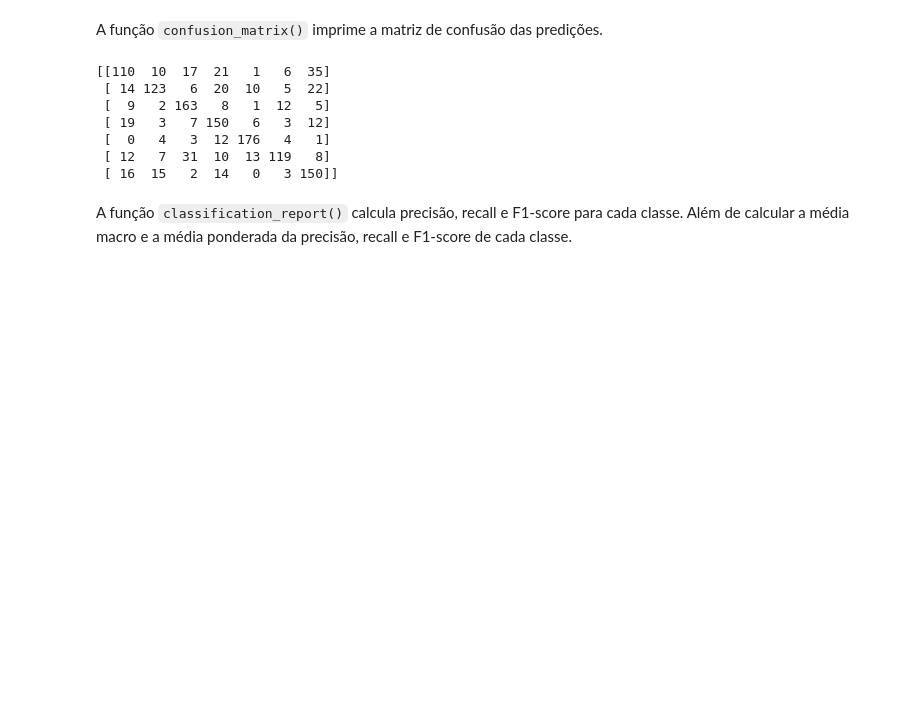
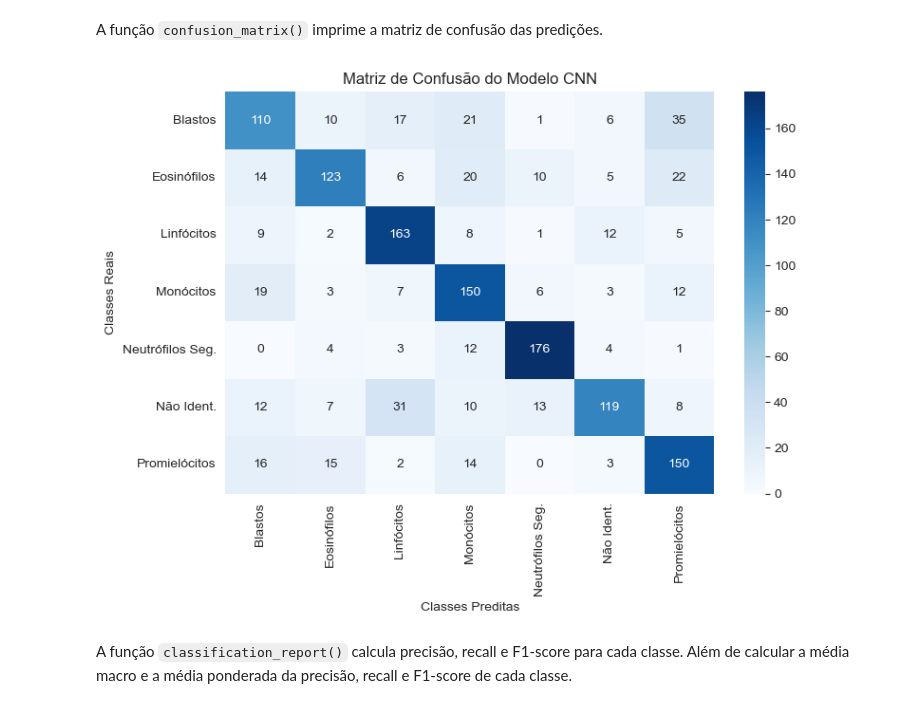
Before and after one commit to queirozPedro/Classificacao-de-Celulas-Medula-Ossea, a Jupyter notebook: cnn-model.ipynb, the cells around one changed output. Saved outputs shown, nothing was run; the diff lists cells and outputs as text; code cells hidden in the pictures; blank space fills up the shorter version.

Commit message:
feat: incluindo a matriz de confusão em imagem

```diff
--- a/cnn-model.ipynb
+++ b/cnn-model.ipynb
@@ -249,15 +249,24 @@ true_labels = np.array(true_labels)
 # %% [markdown]
 A função `confusion_matrix()` imprime a matriz de confusão das predições.
 # %%
-print(confusion_matrix(true_labels, predicted_classes))
+import matplotlib.pyplot as plt
+import seaborn as sns
+
+matriz_confusao = confusion_matrix(true_labels, predicted_classes)
+
+nomes_classes = ['Blastos', 'Eosinófilos', 'Linfócitos', 'Monócitos', 'Neutrófilos Seg.', 'Não Ident.', 'Promielócitos']
+
+plt.figure(figsize=(8, 6))
+sns.heatmap(matriz_confusao, annot=True, fmt='d', cmap='Blues', cbar=True,
+            xticklabels=nomes_classes, yticklabels=nomes_classes)
+
+plt.xlabel('Classes Preditas')
+plt.ylabel('Classes Reais')
+plt.title('Matriz de Confusão do Modelo CNN')
+plt.tight_layout()
+plt.show()
 # %% [output]
-[[110  10  17  21   1   6  35]
- [ 14 123   6  20  10   5  22]
- [  9   2 163   8   1  12   5]
- [ 19   3   7 150   6   3  12]
- [  0   4   3  12 176   4   1]
- [ 12   7  31  10  13 119   8]
- [ 16  15   2  14   0   3 150]]
+[figure, added]
 # %% [markdown]
 A função `classification_report()` calcula precisão, recall e F1-score para cada classe. Além de calcular a média macro e a média ponderada da precisão, recall e F1-score de cada classe.
 # %%
```
Also changed, not shown: parts of 1 cell of this notebook.
